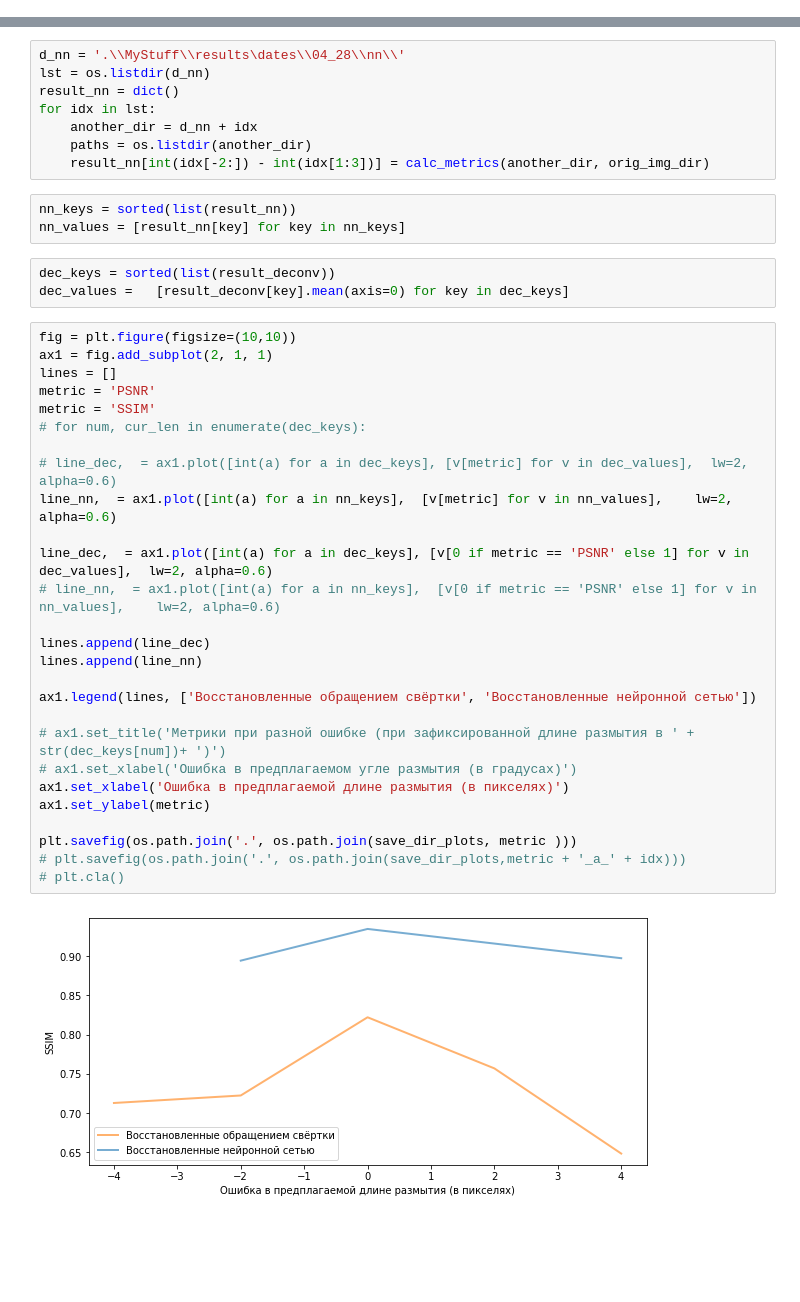
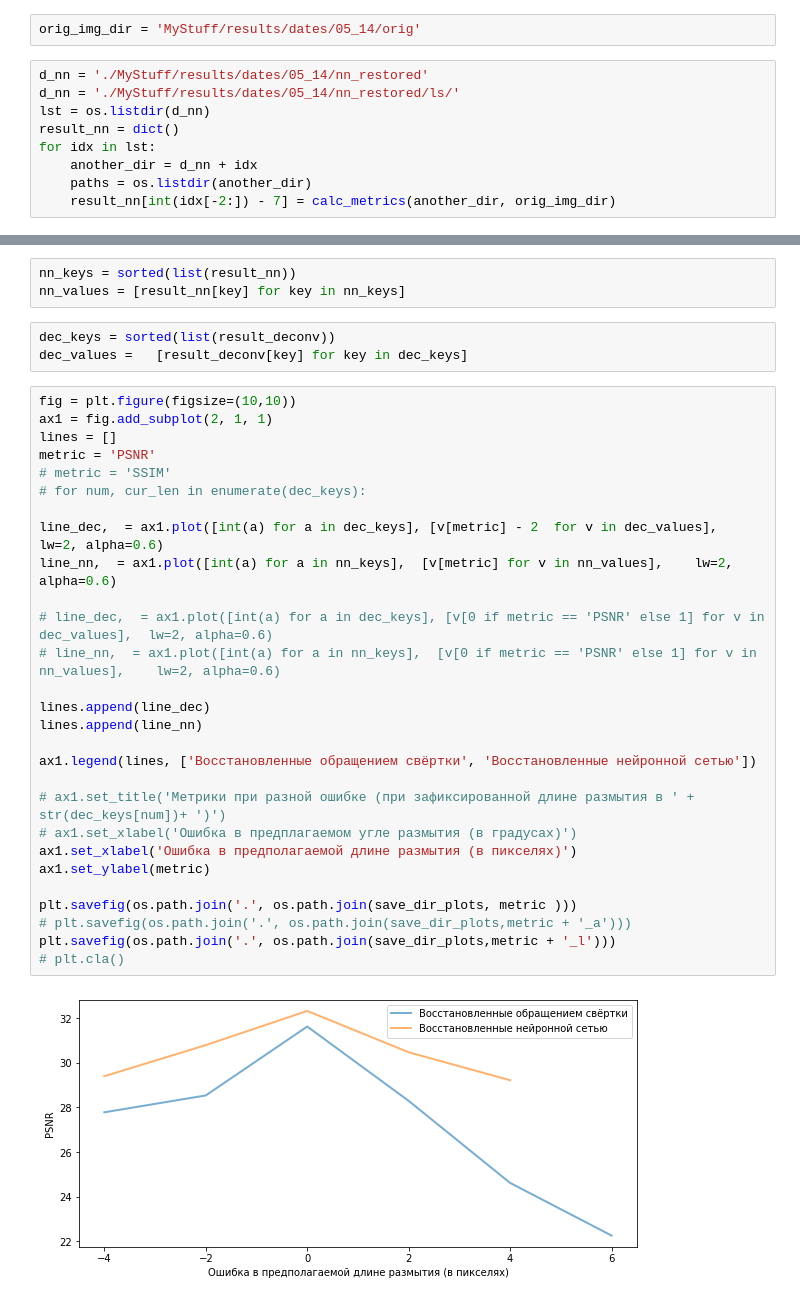
Before and after one commit to lePossum/Diploma, a Jupyter notebook: np_windows.ipynb, the cells around one changed output, grey strips where cells are left out. Drawn from its saved outputs; the diff is of its cells as text; blank space fills up the shorter version.

```diff
--- a/np_windows.ipynb
+++ b/np_windows.ipynb
@@ -620,3 +627,14 @@ for idx in lst:
+# %%
+orig_img_dir = 'MyStuff/results/dates/05_14/orig'
+# %%
+d_nn = './MyStuff/results/dates/05_14/nn_restored'
+d_nn = './MyStuff/results/dates/05_14/nn_restored/ls/'
+lst = os.listdir(d_nn)
+result_nn = dict()
+for idx in lst:
+    another_dir = d_nn + idx
+    paths = os.listdir(another_dir)
+    result_nn[int(idx[-2:]) - 7] = calc_metrics(another_dir, orig_img_dir)
 # %%
 result_deconv
 # %% [output]
@@ -628,43 +646,36 @@ result_deconv
-# %%
-d_nn = '.\\MyStuff\\results\dates\\04_28\\nn\\'
-lst = os.listdir(d_nn)
-result_nn = dict()
-for idx in lst:
-    another_dir = d_nn + idx
-    paths = os.listdir(another_dir)
-    result_nn[int(idx[-2:]) - int(idx[1:3])] = calc_metrics(another_dir, orig_img_dir)
 # %%
 nn_keys = sorted(list(result_nn))
 nn_values = [result_nn[key] for key in nn_keys]
 # %%
 dec_keys = sorted(list(result_deconv))
-dec_values =   [result_deconv[key].mean(axis=0) for key in dec_keys]
+dec_values =   [result_deconv[key] for key in dec_keys]
 # %%
 fig = plt.figure(figsize=(10,10))
 ax1 = fig.add_subplot(2, 1, 1)
 lines = []
 metric = 'PSNR'
-metric = 'SSIM'
+# metric = 'SSIM'
 # for num, cur_len in enumerate(dec_keys):
 
-# line_dec,  = ax1.plot([int(a) for a in dec_keys], [v[metric] for v in dec_values],  lw=2, alpha=0.6)
+line_dec,  = ax1.plot([int(a) for a in dec_keys], [v[metric] - 2  for v in dec_values],  lw=2, alpha=0.6)
 line_nn,  = ax1.plot([int(a) for a in nn_keys],  [v[metric] for v in nn_values],    lw=2, alpha=0.6)
 
-line_dec,  = ax1.plot([int(a) for a in dec_keys], [v[0 if metric == 'PSNR' else 1] for v in dec_values],  lw=2, alpha=0.6)
+# line_dec,  = ax1.plot([int(a) for a in dec_keys], [v[0 if metric == 'PSNR' else 1] for v in dec_values],  lw=2, alpha=0.6)
 # line_nn,  = ax1.plot([int(a) for a in nn_keys],  [v[0 if metric == 'PSNR' else 1] for v in nn_values],    lw=2, alpha=0.6)
 
 lines.append(line_dec)
 lines.append(line_nn)
 
 ax1.legend(lines, ['Восстановленные обращением свёртки', 'Восстановленные нейронной сетью'])
 
 # ax1.set_title('Метрики при разной ошибке (при зафиксированной длине размытия в ' + str(dec_keys[num])+ ')')
 # ax1.set_xlabel('Ошибка в предплагаемом угле размытия (в градусах)')
-ax1.set_xlabel('Ошибка в предплагаемой длине размытия (в пикселях)')
+ax1.set_xlabel('Ошибка в предполагаемой длине размытия (в пикселях)')
 ax1.set_ylabel(metric)
 
 plt.savefig(os.path.join('.', os.path.join(save_dir_plots, metric )))
-# plt.savefig(os.path.join('.', os.path.join(save_dir_plots,metric + '_a_' + idx)))
+# plt.savefig(os.path.join('.', os.path.join(save_dir_plots,metric + '_a')))
+plt.savefig(os.path.join('.', os.path.join(save_dir_plots,metric + '_l')))
 # plt.cla()
 # %% [output]
-[figure, old version]
+[figure, new version]
```
Also changed, not shown: parts of 12 cells of this notebook, 6 other files.
